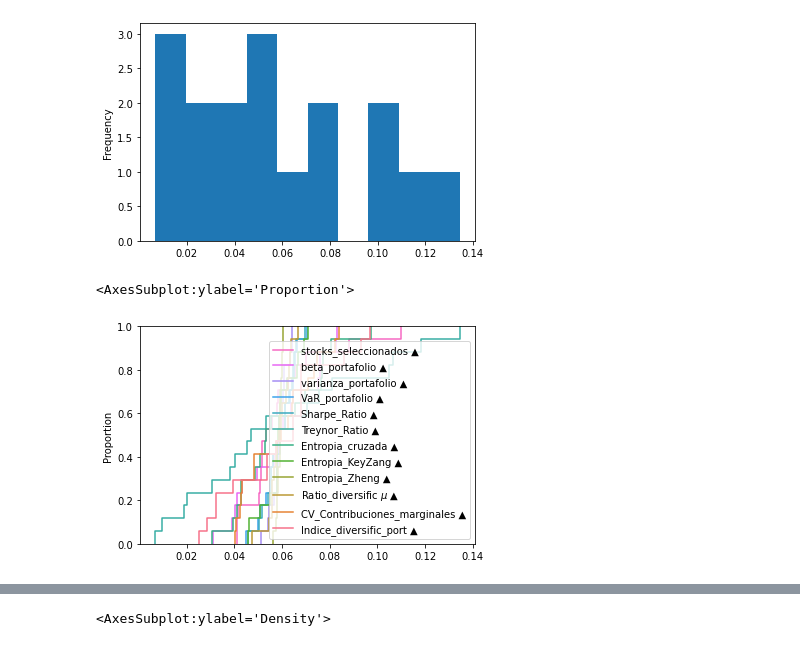
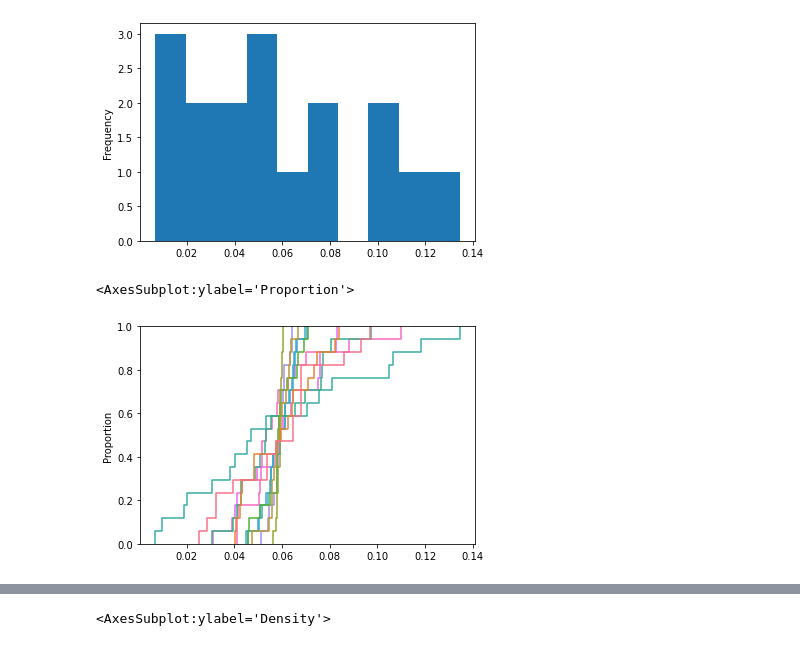
Before and after one commit to quatrope/garpar, a Jupyter notebook: draft/FCIevaluate.ipynb, the cells around one changed output, grey strips where cells are left out. Saved outputs shown, nothing was run; the diff lists cells and outputs as text; code cells hidden in the pictures.

```diff
--- a/draft/FCIevaluate.ipynb
+++ b/draft/FCIevaluate.ipynb
@@ -14,5 +15,5 @@ import numpy as np
 # %%
-wfci = pd.read_csv("/home/nadia/backupDrop/tesis doctoral 2/datosFCI_sin_cedears.csv")
+wfci = pd.read_csv("/home/nadia/Dropbox/tesis doctoral 2/datosFCI_sin_cedears.csv")
 wfci.columns = wfci.columns.str.strip()
 wfci["Fondo"] = [
     "Galicia",
@@ -148,7 +222,7 @@ objectives = [
     max, #     'stocks_seleccionados', coincide con definición mayor número de stocks
     min, #     'beta_portafolio', ver estaría bueno fuera cercana a 1 a màs o menos pronbunciada que el mercado. Ver RIM
     min, #     'varianza_portafolio',
-    max, #     'VaR_portafolio', es el valor promedio ponderado que asigna una probabilidad del 5% a tener pérdida, se busca lo más alto posible para que pequeños movimientos no afecten
+    min, #     'VaR_portafolio', es el valor promedio ponderado que asigna una probabilidad del 5% a tener pérdida, se busca lo más bajo posible para que pequeños movimientos no afecten
     max, #     'Sharpe_Ratio', es el exceso de rendimiento sobre la tasa libre de riesgo en relación a la variabilidad, busco maximizar porque denominador debe hacerse más pequeño y numerador más grande
     max, #     'Treynor_Ratio', mide el rendimiento en relación al Beta_i
     min, #     'Entropia_cruzada', mide el desorden al compararlo con una estrategia teórica de riski part equall
@@ -211,7 +306,7 @@ dmt.criteria["Entropia_cruzada"].plot.hist()
 <AxesSubplot:ylabel='Frequency'>
 [figure]
 # %%
-dmt.plot.ogive()
+dmt.plot.ogive(legend=False)
 # %% [output]
 <AxesSubplot:ylabel='Proportion'>
-[figure, old version]
+[figure, new version]
```
Also changed, not shown: parts of 21 cells of this notebook, 2 other files.
